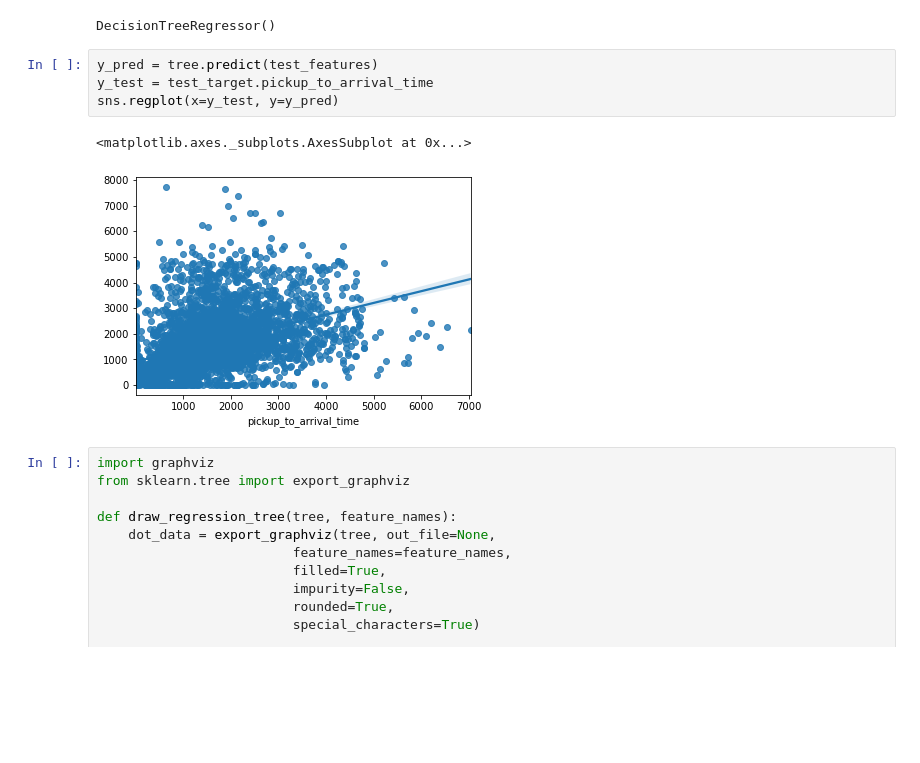
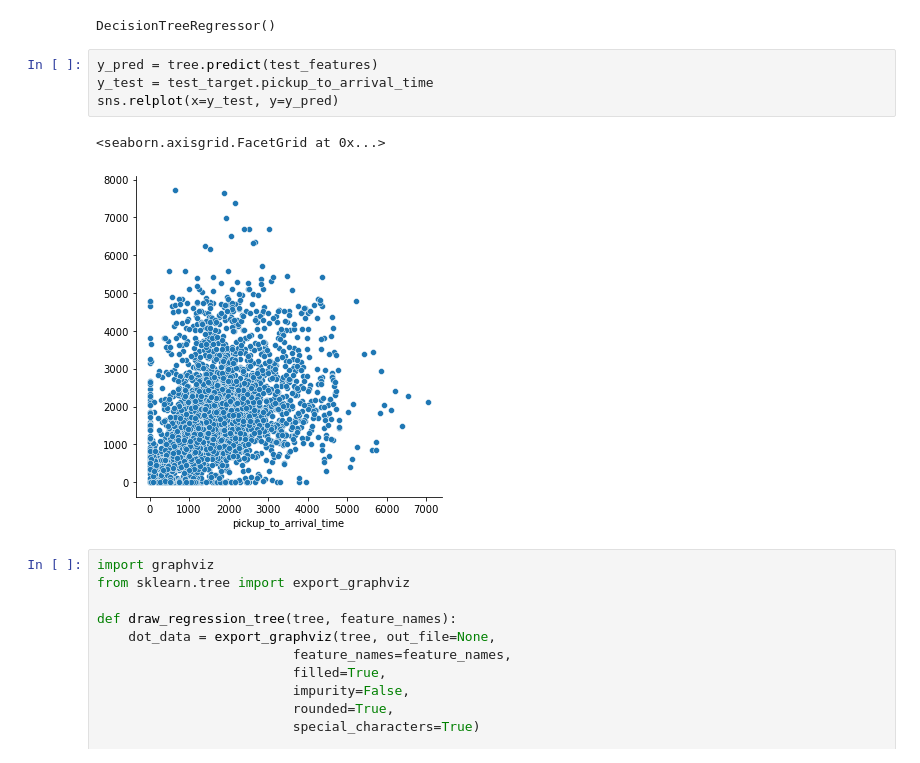
Before and after one commit to jeremylee73/ix-sendy-logistics, a Jupyter notebook: improved-models.ipynb, the cells around one changed output. Cells and saved outputs as stored; diff of their text form; blank space fills up the shorter version.

Commit message:
added regtree relplot

```diff
--- a/improved-models.ipynb
+++ b/improved-models.ipynb
@@ -148,10 +148,10 @@ DecisionTreeRegressor()
 # %%
 y_pred = tree.predict(test_features)
 y_test = test_target.pickup_to_arrival_time
-sns.regplot(x=y_test, y=y_pred)
+sns.relplot(x=y_test, y=y_pred)
 # %% [output]
-<matplotlib.axes._subplots.AxesSubplot at 0x...>
+<seaborn.axisgrid.FacetGrid at 0x...>
-[figure, old version]
+[figure, new version]
 # %%
 import graphviz
 from sklearn.tree import export_graphviz
```
Also changed, not shown: parts of 1 cell of this notebook.
